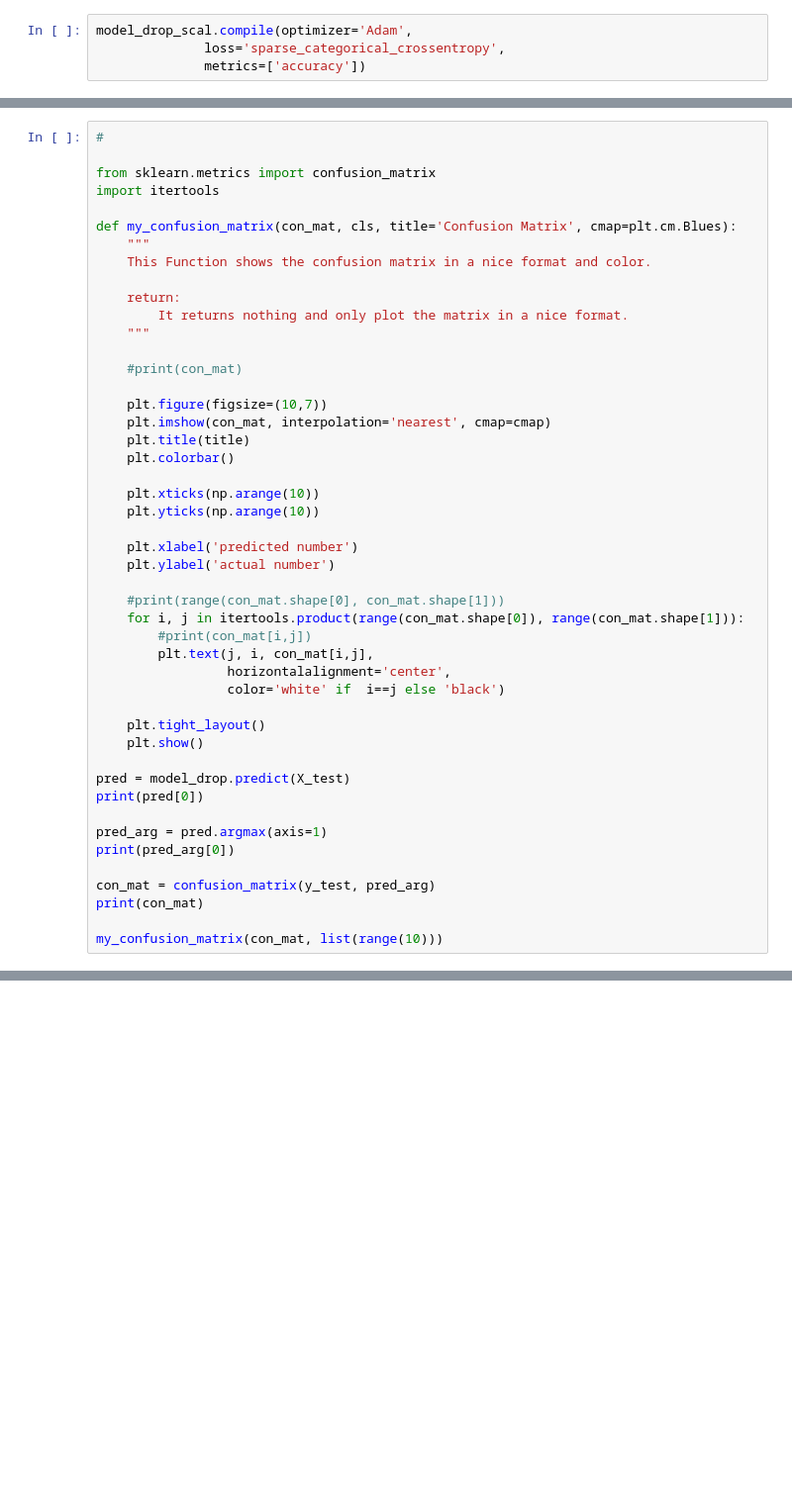
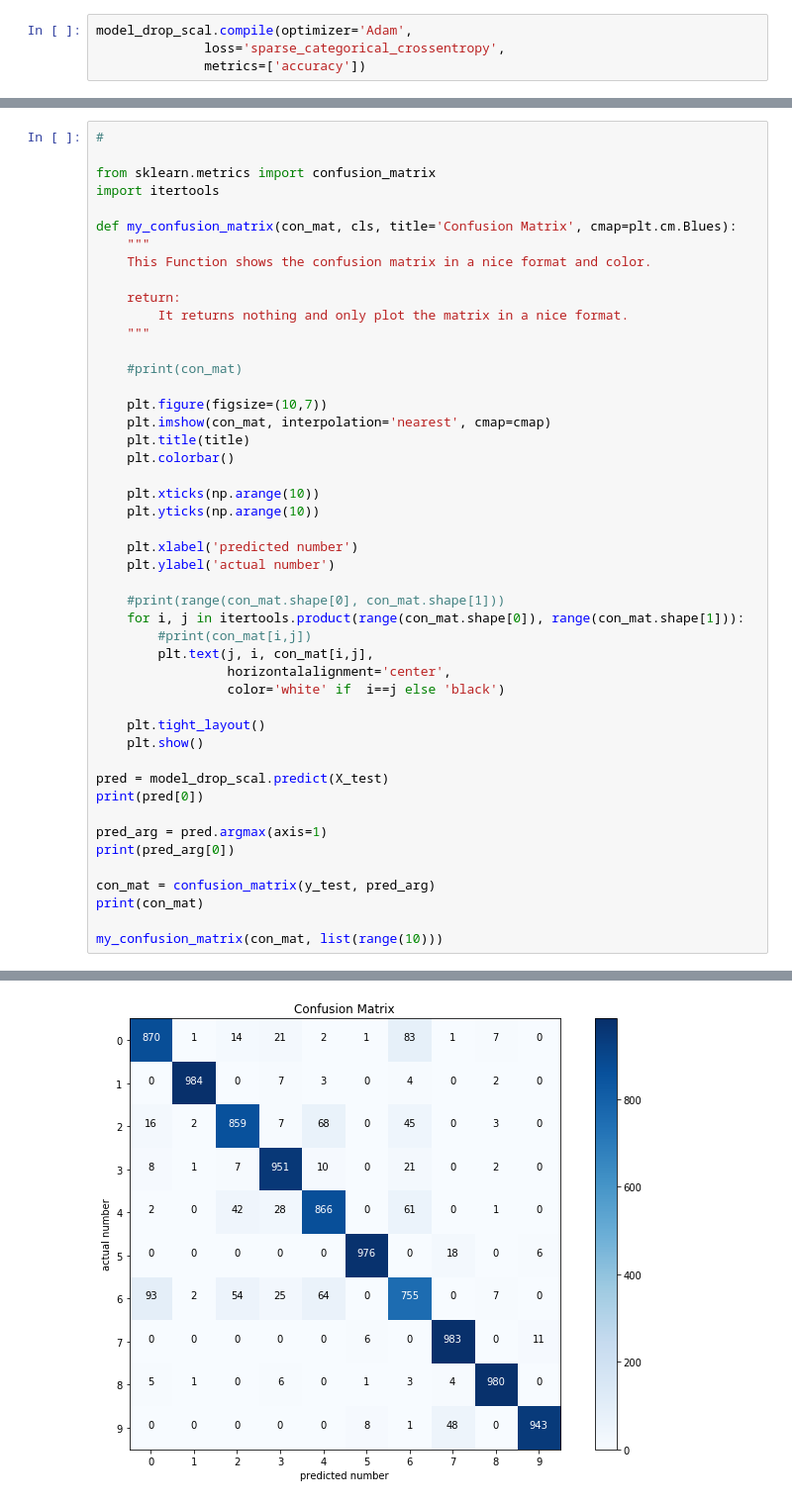
Before and after one commit to MohammadB88/ML_DS_Projects, a Jupyter notebook: Projects_DL_AI_Udemy/keras_Fashion_MNIST_dataset.ipynb, the cells around one changed output, grey strips where cells are left out. Shown: that part at 99% size. Saved outputs shown, nothing was run; the diff lists cells and outputs as text; blank space fills up the shorter version.

```diff
--- a/Projects_DL_AI_Udemy/keras_Fashion_MNIST_dataset.ipynb
+++ b/Projects_DL_AI_Udemy/keras_Fashion_MNIST_dataset.ipynb
@@ -231,7 +273,7 @@ def my_confusion_matrix(con_mat, cls, title='Confusion Matrix', cmap=plt.cm.Blue
     plt.tight_layout()
     plt.show()
 
-pred = model_drop.predict(X_test)
+pred = model_drop_scal.predict(X_test)
 print(pred[0])
 
 pred_arg = pred.argmax(axis=1)
@@ -241,3 +283,4 @@ con_mat = confusion_matrix(y_test, pred_arg)
 print(con_mat)
 
 my_confusion_matrix(con_mat, list(range(10)))
+# %% [output]
@@ -243,0 +300 @@ my_confusion_matrix(con_mat, list(range(10)))
+[figure, added]
```
Also changed, not shown: parts of 16 cells of this notebook, 1 other file.
